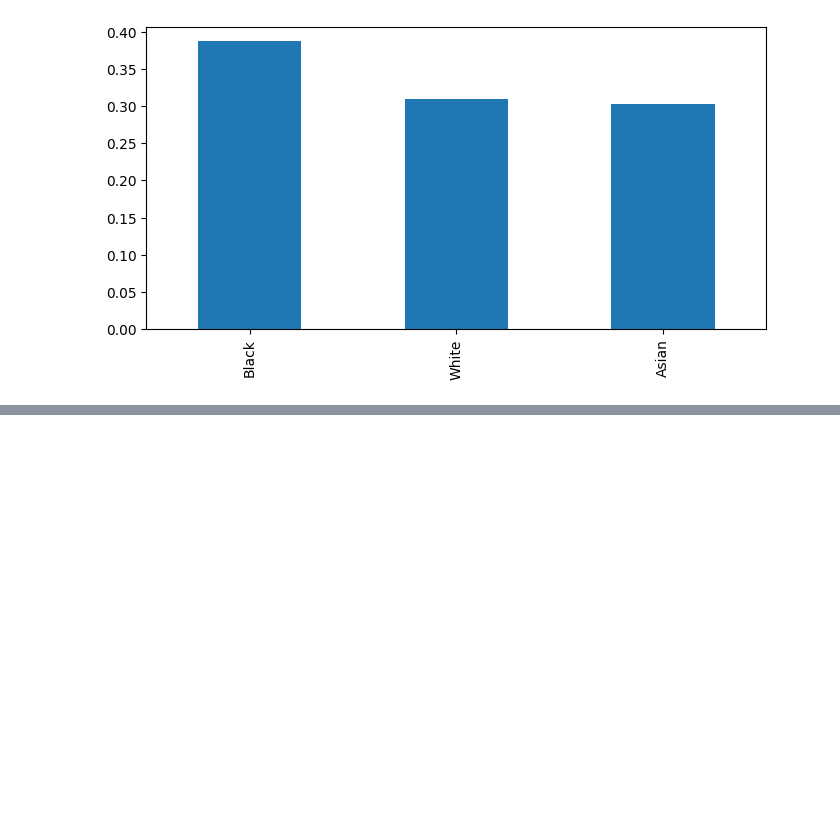
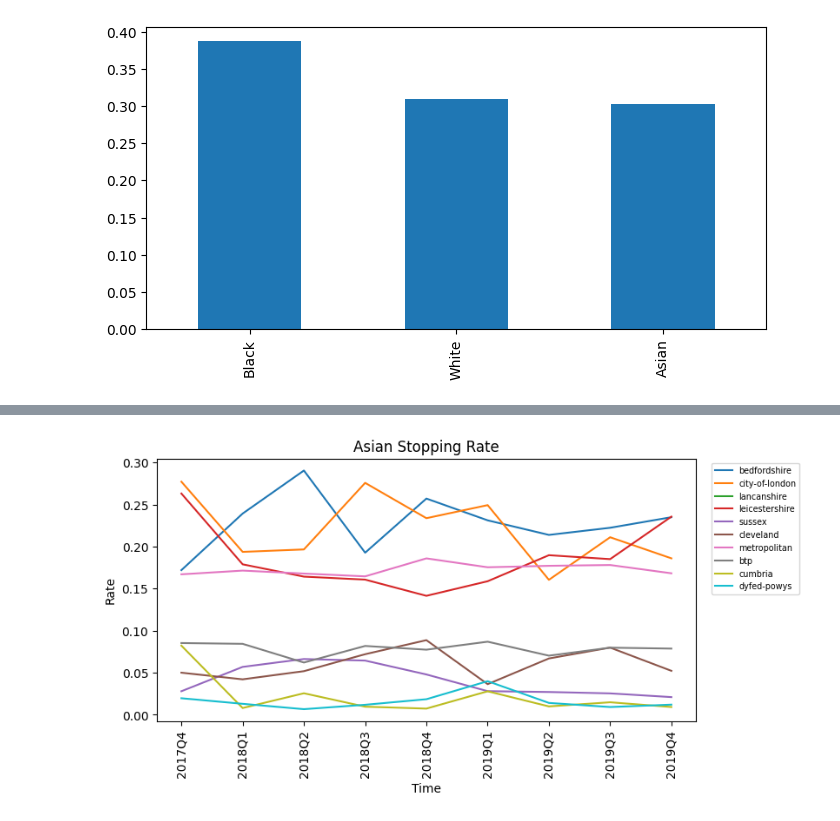
Before and after one commit to dbsousa01/Batch4-Capstone, a Jupyter notebook: Discrimination_EDA.ipynb, the cells around one changed output, grey strips where cells are left out. Drawn from its saved outputs; the diff is of its cells as text; code cells hidden in the pictures; blank space fills up the shorter version.

```diff
--- a/Discrimination_EDA.ipynb
+++ b/Discrimination_EDA.ipynb
@@ -873,0 +963,4 @@ The significance of this is low since it's only 2% of all stopped cases which we
+# %%
+plot_station_over_time(df_age, ["bedfordshire", "city-of-london", "lancanshire", "leicestershire", "sussex", "cleveland", "metropolitan", "btp", "cumbria", "dyfed-powys"], sensitive_col = "Officer-defined ethnicity", sens_value="Asian")
+# %% [output]
+[figure, added]
```
Also changed, not shown: parts of 18 cells of this notebook.
